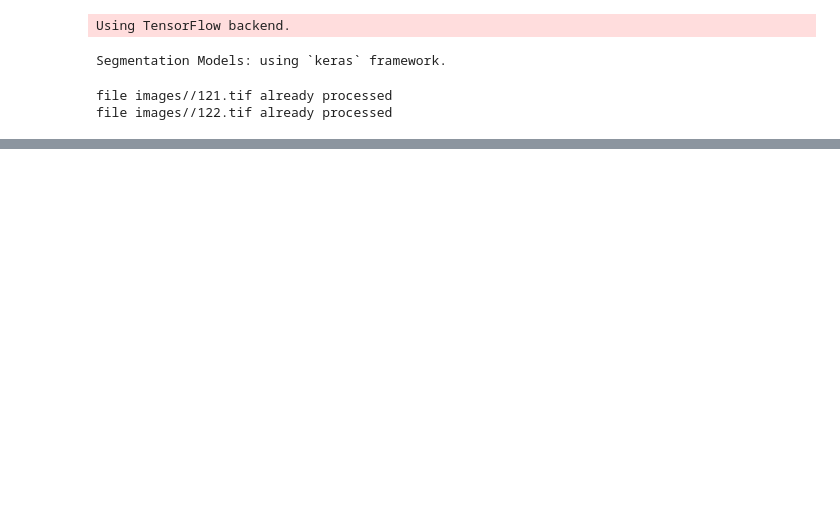
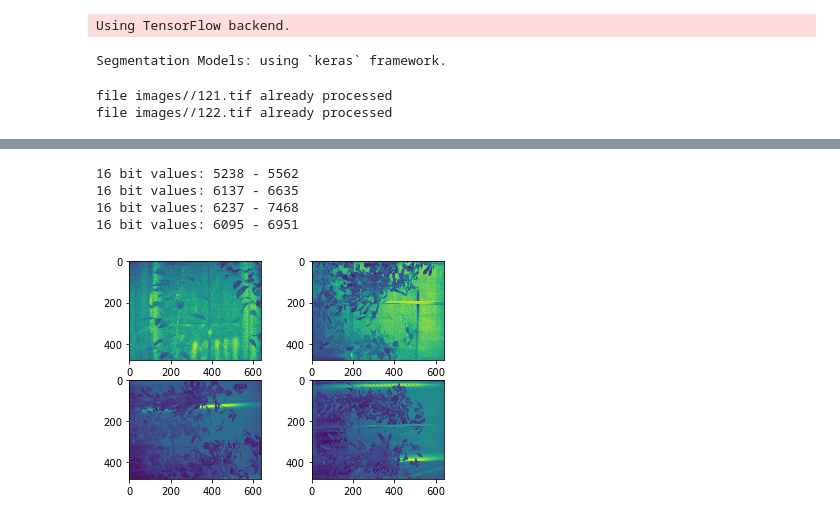
Before and after one commit to chey-to-mozg/preprocessing_for_labelme, a Jupyter notebook: main.ipynb, the cells around one changed output, grey strips where cells are left out. Drawn from its saved outputs; the diff is of its cells as text; code cells hidden in the pictures; blank space fills up the shorter version.

```diff
--- a/main.ipynb
+++ b/main.ipynb
@@ -147,0 +35,12 @@ def mathing(image, mask):
+# %%
+for (i, im_name) in enumerate(images):
+    img = cv2.imread(os.path.join(LAB_DIR, im_name), -1)
+    plt.subplot(2, 2, i + 1)
+    plt.imshow(img)
+    print(f'16 bit values: {np.min(img)} - {np.max(img)}')
+# %% [output]
+16 bit values: 5238 - 5562
+16 bit values: 6137 - 6635
+16 bit values: 6237 - 7468
+16 bit values: 6095 - 6951
+[figure, added]
```
Also changed, not shown: parts of 18 cells of this notebook, 3 other files.
